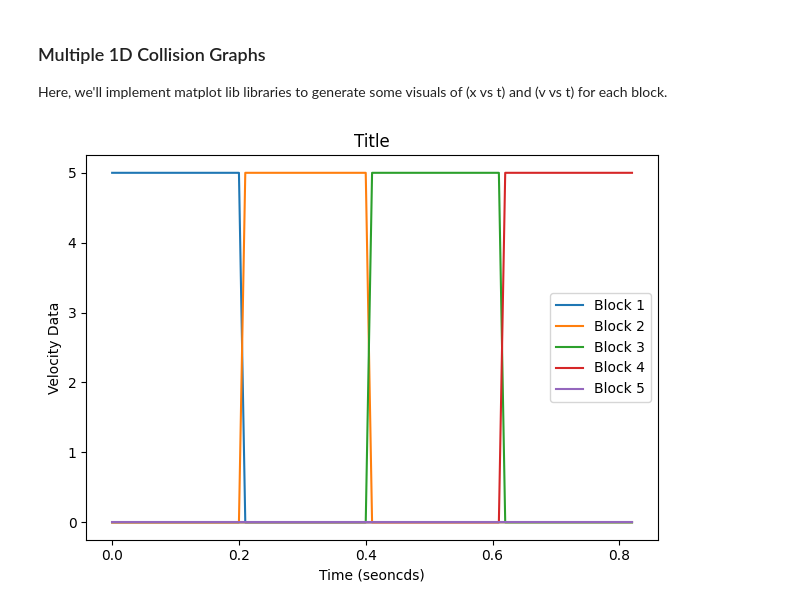
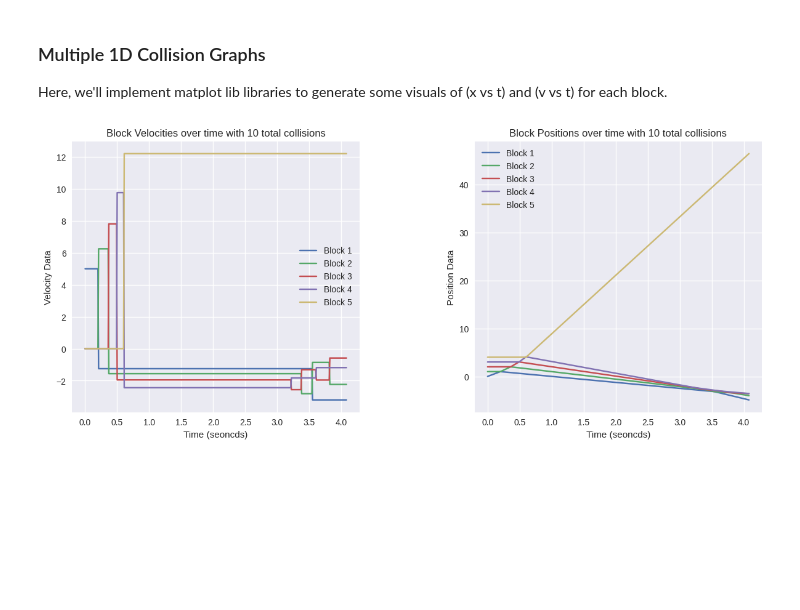
Before and after one commit to YLiu-101/physical-simulations, a Jupyter notebook: collisions/collision_modellng.ipynb, the cells around one changed output. Drawn from its saved outputs; the diff is of its cells as text; code cells hidden in the pictures; blank space fills up the shorter version.

```diff
--- a/collisions/collision_modellng.ipynb
+++ b/collisions/collision_modellng.ipynb
@@ -59,10 +61,10 @@ Instead of having individual variables, we'll have arrays for the initial masses
 positions = [0,1,2,3,4] #For now, we'll make the positions array in increasing order, but we'll have to write an algorithm to implement this later!
 velocities = [5,0,0,0,0]
 masses = [3,3,3,3,3]
-restitution = 1
+restitution = 1.5
 time = 0
 time_delta = 0.01
-
+collision_count = 0
 num_blocks = len(positions)
 positions = np.array(positions).astype('float64')
 velocities = np.array(velocities).astype('float64')
@@ -78,10 +80,12 @@ def check_collision(position_arr):
   """
   Checks if a collision has occured
   """
+  global collision_count
   collisions = []
   for i in range(len(position_arr)-1): #inspiration for a circular world here!
-      if position_arr[i]>=position_arr[i+1]:
+      if position_arr[i]-position_arr[i+1]>=-0.95+0.94999999999999:
         collisions.append(i)
+        collision_count+=1
   return collisions
 
 def update_metrics():
@@ -103,7 +107,6 @@ def simulation_ongoing():
   return False
 
 ## Running the simulations
-counter=0
 while (simulation_ongoing()):
   # counter+=1
   block_position_data.append(positions.tolist())
@@ -121,23 +124,35 @@ Here, we'll implement matplot lib libraries to generate some visuals of (x vs t)
 # %%
 def legend_gen(num):
   legend = []
   for i in range(num):
     legend.append("Block " + str((i+1)))
   return legend
 
-def draw_time_graphs(data, time_delta,y_axis,title="Title", x_axis="Time (seoncds)"):
+def draw_time_graphs(ax, data, time_delta,y_axis,title="Title", x_axis="Time (seoncds)", log=False):
   datapoints = len(data)
   time_series = []
   for i in range(datapoints):
     time_series.append((i)*time_delta)
-  plt.title(title)
-  plt.xlabel(x_axis)
-  plt.ylabel(y_axis)
+  ax.set_title(title)
+  ax.set_xlabel(x_axis)
+  ax.set_ylabel(y_axis)
   for i in range(num_blocks):
-    plt.plot(time_series, data[:,i])
-  plt.legend(legend_gen(num_blocks))
-  plt.tight_layout()
-  plt.show()
-draw_time_graphs(np.array(block_vel_data), time_delta, y_axis="Velocity Data", x_axis="Time (seoncds)")
+    ax.plot(time_series, data[:,i])
+  ax.legend(legend_gen(num_blocks))
+  if log:
+    ax.set_yscale("log")
+  # ax.tight_layout()
+  # ax.show()
+plt.style.use('seaborn')
+fig,ax = plt.subplots(nrows=1, ncols=2)
+draw_time_graphs(ax[0], np.array(block_vel_data), time_delta, y_axis="Velocity Data", title="Block Velocities over time with " + str(collision_count) + " total collisions", x_axis="Time (seoncds)")
+draw_time_graphs(ax[1], np.array(block_position_data), time_delta, y_axis="Position Data", title="Block Positions over time with " + str(collision_count) + " total collisions", x_axis="Time (seoncds)")
+plt.subplots_adjust(left=0.1,
+                    bottom=0.1,
+                    right=1.5,
+                    top=0.9,
+                    wspace=0.4,
+                    hspace=0.4)
+plt.show()
 # %% [output]
-[figure, old version]
+[figure, new version]
```
Also changed, not shown: parts of 8 cells of this notebook.
